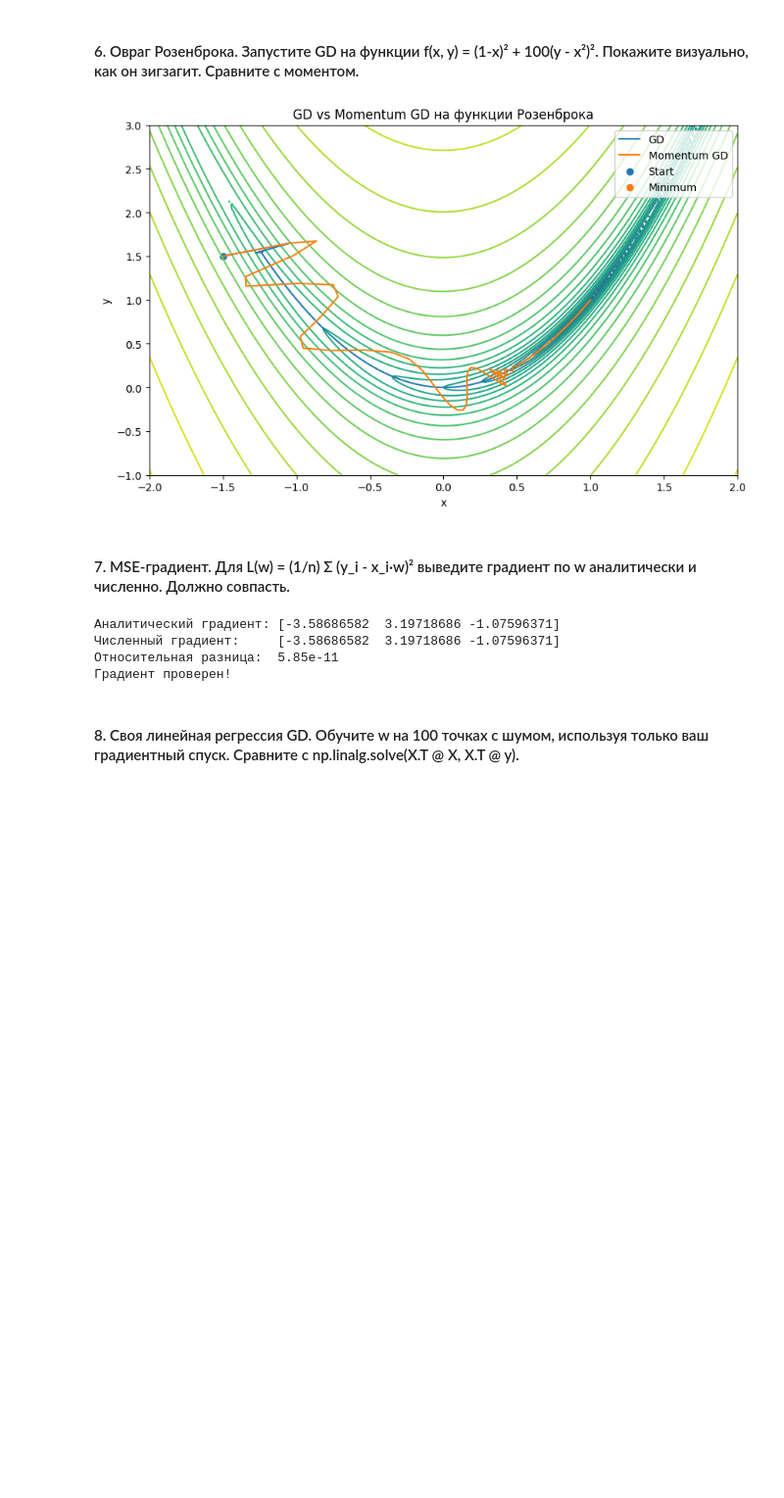
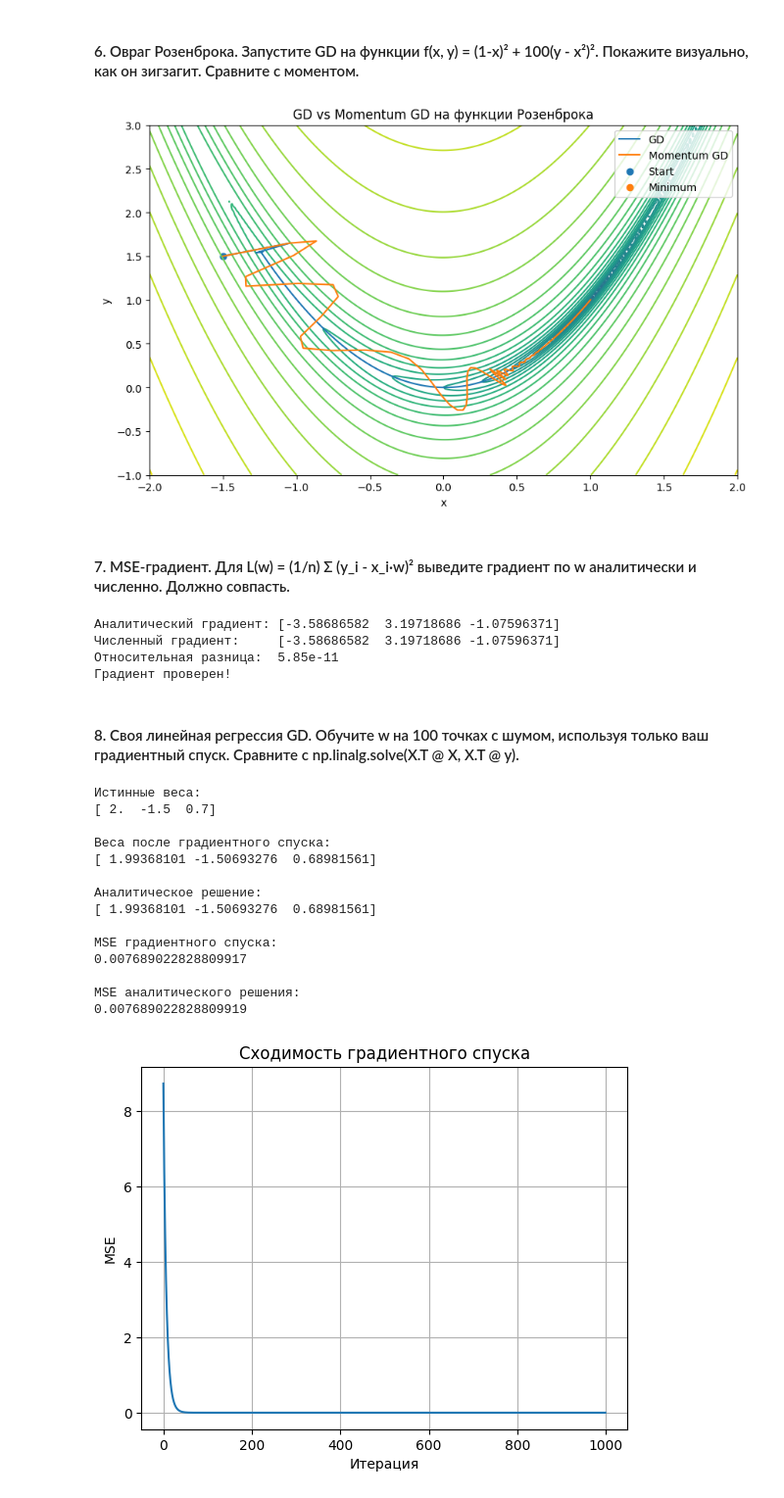
Before and after one commit to EvgenyManyak/math-for-ml-solutions, a Jupyter notebook: lessons/lesson_04/solutions.ipynb, the cells around one changed output. Shown at 98% size. Saved outputs shown, nothing was run; the diff lists cells and outputs as text; code cells hidden in the pictures; blank space fills up the shorter version.

```diff
--- a/lessons/lesson_04/solutions.ipynb
+++ b/lessons/lesson_04/solutions.ipynb
@@ -437,3 +437,81 @@ print("Градиент проверен!")
 Градиент проверен!
 # %% [markdown]
 #### 8. Своя линейная регрессия GD. Обучите w на 100 точках с шумом, используя только ваш градиентный спуск. Сравните с np.linalg.solve(X.T @ X, X.T @ y).
+# %%
+# Для воспроизводимости результатов
+np.random.seed(42)
+
+# Параметры задачи
+n, d = 100, 3                        # 100 объектов, 3 признака
+lr = 0.05                            # скорость обучения
+n_steps = 1000                       # количество итераций
+
+# Генерация данных
+X = np.random.randn(n, d)            # Матрица признаков
+
+w_true = np.array([2.0, -1.5, 0.7])  # Истинные веса
+# Генерируем целевую переменную
+noise = 0.1 * np.random.randn(n)
+y = X @ w_true + noise
+
+# Функция MSE
+def MSE(w):
+    errors = y - X @ w
+    return np.mean(errors**2)
+
+# Градиентный спуск
+w = np.random.randn(d)
+mse_history = []
+
+for step in range(n_steps):
+    predictions = X @ w
+    errors = y - predictions
+
+    grad = -(2 / n) * X.T @ errors  # Градиент MSE
+    w = w - lr * grad               # Обновление весов
+    mse_history.append(MSE(w))      # Сохранение ошибки
+
+w_gd = w
+
+# Аналитическое решение
+w_analytic = np.linalg.solve(X.T @ X, X.T @ y)
+
+# Сравнение
+print("Истинные веса:")
+print(w_true)
+
+print("\nВеса после градиентного спуска:")
+print(w_gd)
+
+print("\nАналитическое решение:")
+print(w_analytic)
+
+print("\nMSE градиентного спуска:")
+print(MSE(w_gd))
+
+print("\nMSE аналитического решения:")
+print(MSE(w_analytic))
+
+# График сходимости
+plt.plot(mse_history)
+plt.xlabel("Итерация")
+plt.ylabel("MSE")
+plt.title("Сходимость градиентного спуска")
+plt.grid(True)
+plt.show()
+# %% [output]
+Истинные веса:
+[ 2.  -1.5  0.7]
+
+Веса после градиентного спуска:
+[ 1.99368101 -1.50693276  0.68981561]
+
+Аналитическое решение:
+[ 1.99368101 -1.50693276  0.68981561]
+
+MSE градиентного спуска:
+0.007689022828809917
+
+MSE аналитического решения:
+0.007689022828809919
+[figure, added]
```
